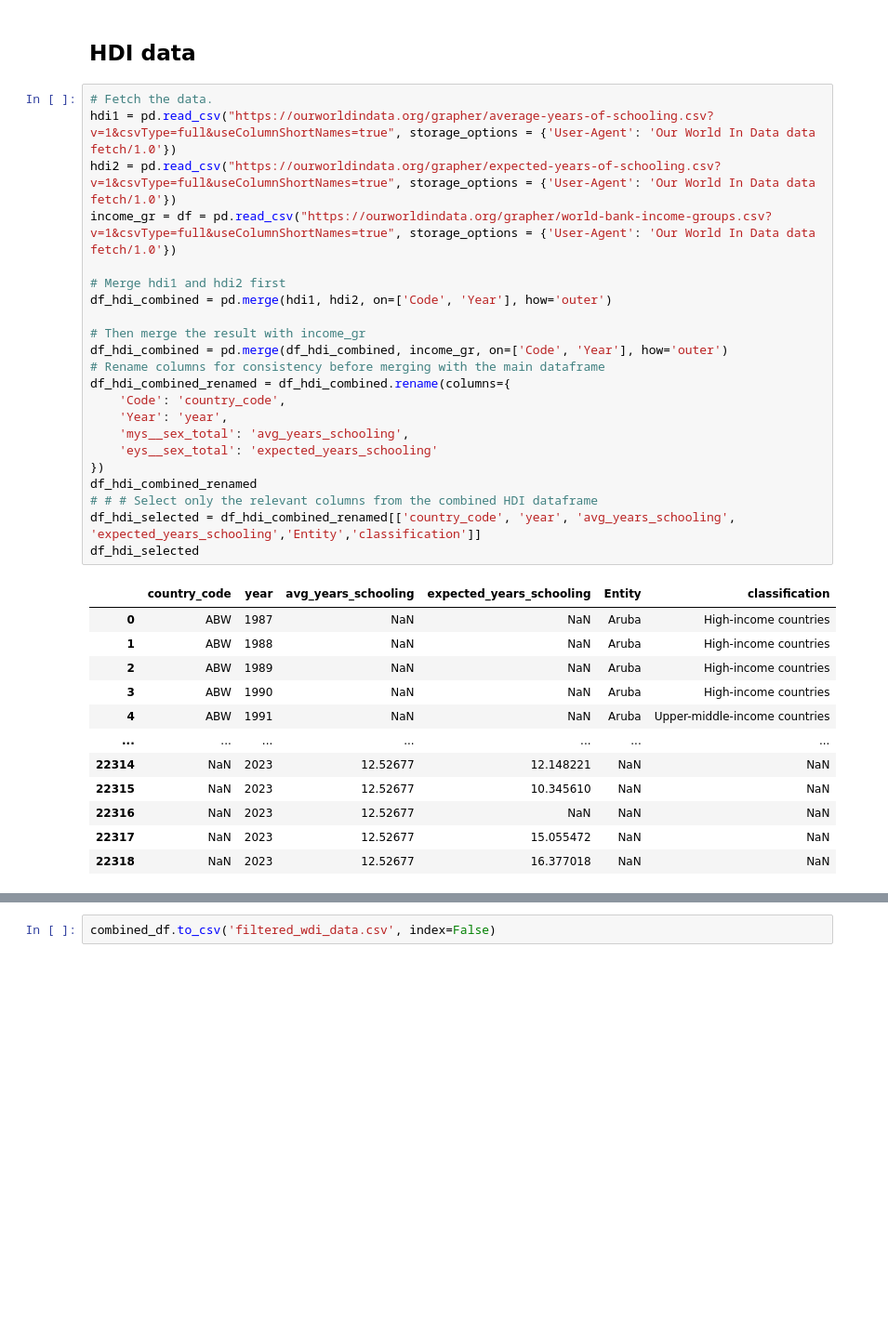
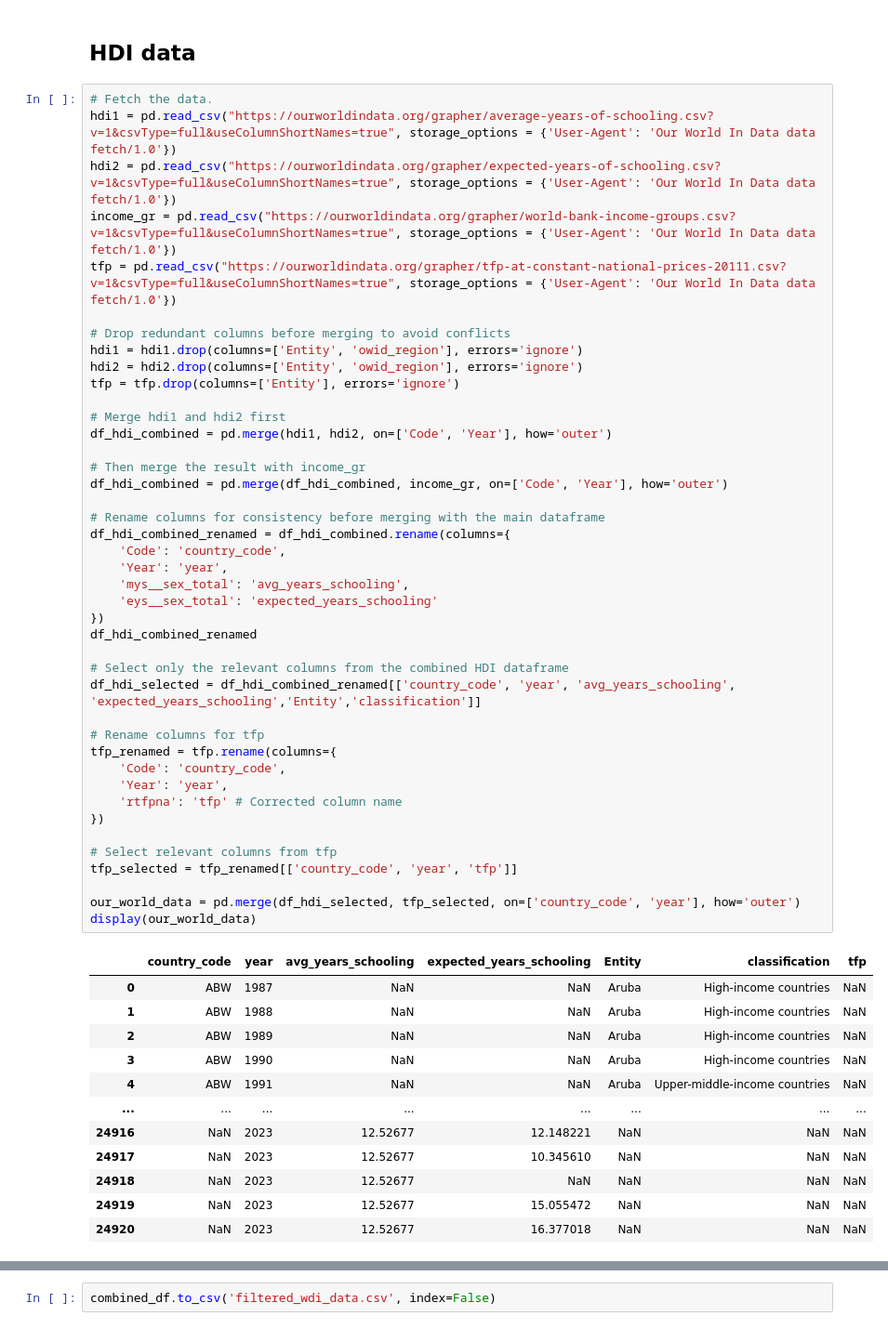
Before and after one commit to AnhQuocVo/ML-for-Research-Paper, a Jupyter notebook: Get_Data_API_WDI.ipynb, the cells around one changed output, grey strips where cells are left out. Shown at 93% size. Cells and saved outputs as stored; diff of their text form; blank space fills up the shorter version.

```diff
--- a/Get_Data_API_WDI.ipynb
+++ b/Get_Data_API_WDI.ipynb
@@ -544,35 +556,55 @@ DataFrame after filtering by year:
 # %%
 # Fetch the data.
 hdi1 = pd.read_csv("https://ourworldindata.org/grapher/average-years-of-schooling.csv?v=1&csvType=full&useColumnShortNames=true", storage_options = {'User-Agent': 'Our World In Data data fetch/1.0'})
 hdi2 = pd.read_csv("https://ourworldindata.org/grapher/expected-years-of-schooling.csv?v=1&csvType=full&useColumnShortNames=true", storage_options = {'User-Agent': 'Our World In Data data fetch/1.0'})
-income_gr = df = pd.read_csv("https://ourworldindata.org/grapher/world-bank-income-groups.csv?v=1&csvType=full&useColumnShortNames=true", storage_options = {'User-Agent': 'Our World In Data data fetch/1.0'})
+income_gr = pd.read_csv("https://ourworldindata.org/grapher/world-bank-income-groups.csv?v=1&csvType=full&useColumnShortNames=true", storage_options = {'User-Agent': 'Our World In Data data fetch/1.0'})
+tfp = pd.read_csv("https://ourworldindata.org/grapher/tfp-at-constant-national-prices-20111.csv?v=1&csvType=full&useColumnShortNames=true", storage_options = {'User-Agent': 'Our World In Data data fetch/1.0'})
+
+# Drop redundant columns before merging to avoid conflicts
+hdi1 = hdi1.drop(columns=['Entity', 'owid_region'], errors='ignore')
+hdi2 = hdi2.drop(columns=['Entity', 'owid_region'], errors='ignore')
+tfp = tfp.drop(columns=['Entity'], errors='ignore')
 
 # Merge hdi1 and hdi2 first
 df_hdi_combined = pd.merge(hdi1, hdi2, on=['Code', 'Year'], how='outer')
 
 # Then merge the result with income_gr
 df_hdi_combined = pd.merge(df_hdi_combined, income_gr, on=['Code', 'Year'], how='outer')
+
 # Rename columns for consistency before merging with the main dataframe
 df_hdi_combined_renamed = df_hdi_combined.rename(columns={
     'Code': 'country_code',
     'Year': 'year',
     'mys__sex_total': 'avg_years_schooling',
     'eys__sex_total': 'expected_years_schooling'
 })
 df_hdi_combined_renamed
-# # # Select only the relevant columns from the combined HDI dataframe
+
+# Select only the relevant columns from the combined HDI dataframe
 df_hdi_selected = df_hdi_combined_renamed[['country_code', 'year', 'avg_years_schooling', 'expected_years_schooling','Entity','classification']]
-df_hdi_selected
+
+# Rename columns for tfp
+tfp_renamed = tfp.rename(columns={
+    'Code': 'country_code',
+    'Year': 'year',
+    'rtfpna': 'tfp' # Corrected column name
+})
+
+# Select relevant columns from tfp
+tfp_selected = tfp_renamed[['country_code', 'year', 'tfp']]
+
+our_world_data = pd.merge(df_hdi_selected, tfp_selected, on=['country_code', 'year'], how='outer')
+display(our_world_data)
 # %% [output]
-|  | country_code | year | avg_years_schooling | expected_years_schooling | Entity | classification |
-| 0 | ABW | 1987 | NaN | NaN | Aruba | High-income countries |
-| 1 | ABW | 1988 | NaN | NaN | Aruba | High-income countries |
-| 2 | ABW | 1989 | NaN | NaN | Aruba | High-income countries |
-| 3 | ABW | 1990 | NaN | NaN | Aruba | High-income countries |
-| 4 | ABW | 1991 | NaN | NaN | Aruba | Upper-middle-income countries |
-| ... | ... | ... | ... | ... | ... | ... |
-| 22314 | NaN | 2023 | 12.52677 | 12.148221 | NaN | NaN |
-| 22315 | NaN | 2023 | 12.52677 | 10.345610 | NaN | NaN |
-| 22316 | NaN | 2023 | 12.52677 | NaN | NaN | NaN |
-| 22317 | NaN | 2023 | 12.52677 | 15.055472 | NaN | NaN |
-| 22318 | NaN | 2023 | 12.52677 | 16.377018 | NaN | NaN |
+|  | country_code | year | avg_years_schooling | expected_years_schooling | Entity | classification | tfp |
+| 0 | ABW | 1987 | NaN | NaN | Aruba | High-income countries | NaN |
+| 1 | ABW | 1988 | NaN | NaN | Aruba | High-income countries | NaN |
+| 2 | ABW | 1989 | NaN | NaN | Aruba | High-income countries | NaN |
+| 3 | ABW | 1990 | NaN | NaN | Aruba | High-income countries | NaN |
+| 4 | ABW | 1991 | NaN | NaN | Aruba | Upper-middle-income countries | NaN |
+| ... | ... | ... | ... | ... | ... | ... | ... |
+| 24916 | NaN | 2023 | 12.52677 | 12.148221 | NaN | NaN | NaN |
+| 24917 | NaN | 2023 | 12.52677 | 10.345610 | NaN | NaN | NaN |
+| 24918 | NaN | 2023 | 12.52677 | NaN | NaN | NaN | NaN |
+| 24919 | NaN | 2023 | 12.52677 | 15.055472 | NaN | NaN | NaN |
+| 24920 | NaN | 2023 | 12.52677 | 16.377018 | NaN | NaN | NaN |
```
Also changed, not shown: parts of 9 cells of this notebook.
